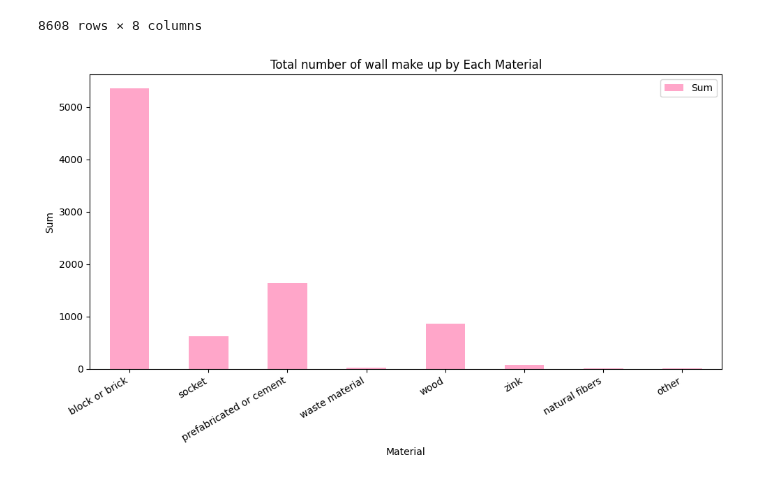
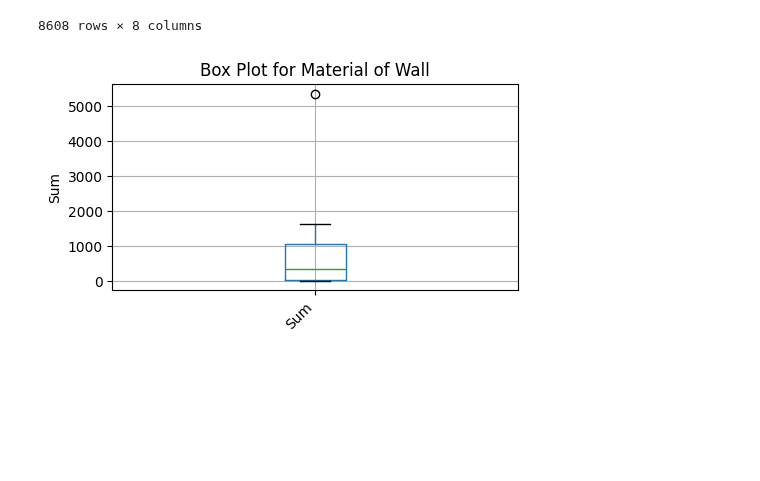
Before and after one commit to iam-Dylan/costa-rican-household, a Jupyter notebook: source/eda.ipynb, the cells around one changed output. Saved outputs shown, nothing was run; the diff lists cells and outputs as text; code cells hidden in the pictures; blank space fills up the shorter version.

Commit message:
update 2 missing chart

```diff
--- a/source/eda.ipynb
+++ b/source/eda.ipynb
@@ -79,17 +79,19 @@ wall_mat
 # %%
 columns = wall_mat.columns
 wall_mat_col = ['block or brick', 'socket', 'prefabricated or cement', 'waste material', 'wood','zink', 'natural fibers', 'other']
 column_sums = {}
 for column,col in zip(columns, wall_mat_col):
     column_sum = wall_mat[column].sum()
     column_sums[col] = column_sum
-wall_mat_df = pd.DataFrame(list(column_sums.items()), columns=['Column', 'Sum'])
-wall_mat_df.plot(kind='bar', x='Column', y='Sum', color='#FFA6C9', figsize=(10, 6))
-plt.title('Total number of wall make up by Each Material')
-plt.xlabel('Material')
+wall_mat_df = pd.DataFrame(list(column_sums.items()), columns=['Material', 'Sum'])
+wall_mat_df.set_index('Material', inplace= True)
+
+plt.figure(figsize=(5, 3))
+wall_mat_df.boxplot(column='Sum')
+plt.title('Box Plot for Material of Wall')
 plt.ylabel('Sum')
-plt.xticks(rotation=30, ha='right')
+plt.xticks(rotation=45, ha='right')
 plt.tight_layout()
 plt.show()
 # %% [output]
-[figure, old version]
+[figure, new version]
```
Also changed, not shown: parts of 6 cells of this notebook.
